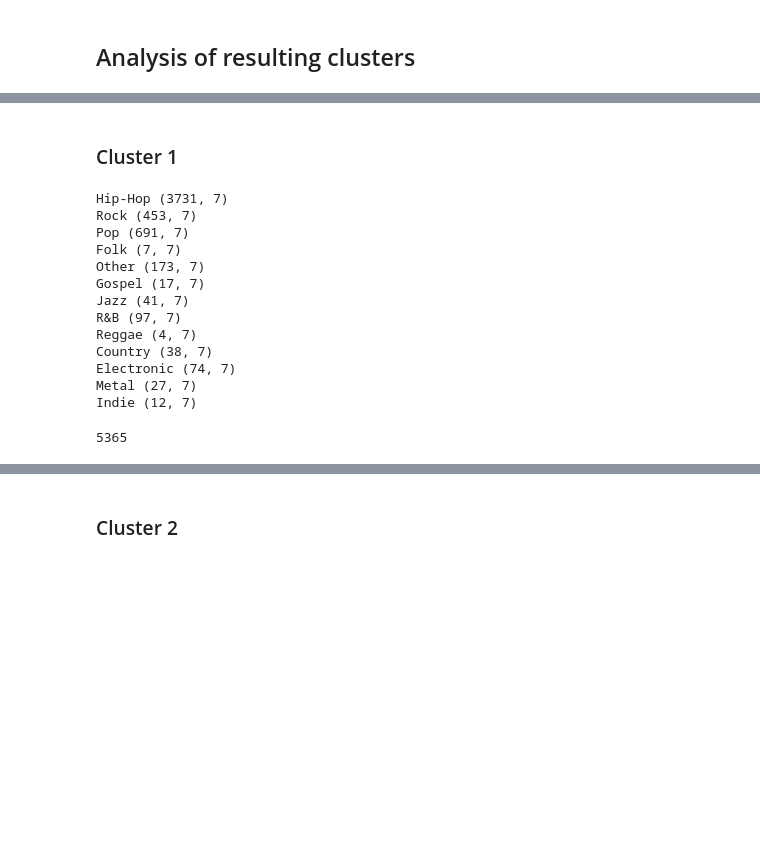
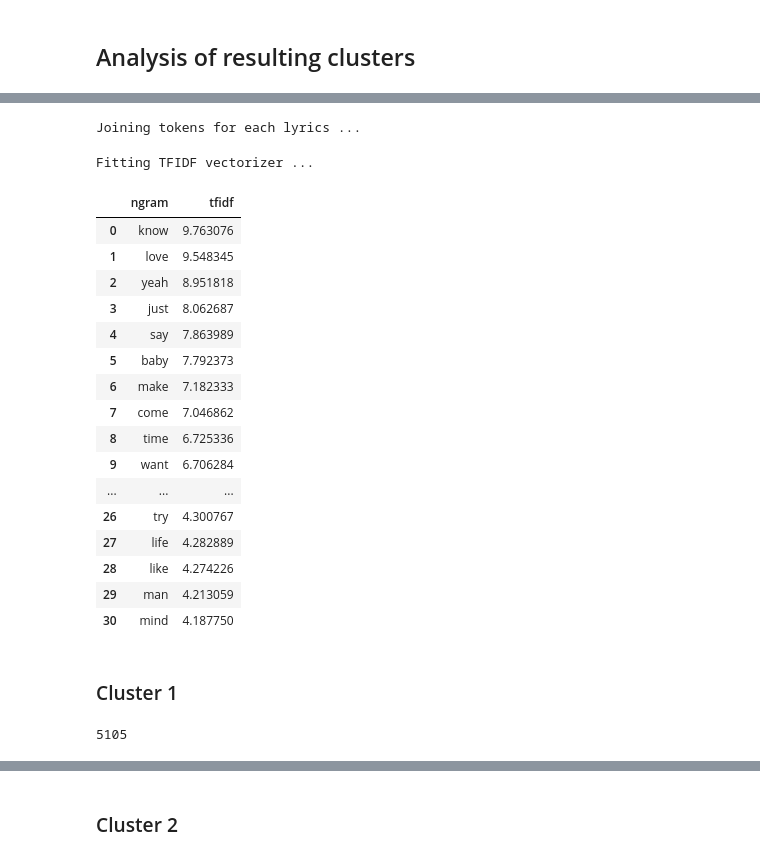
Before and after one commit to lucamasserano/lyrics_nlp, a Jupyter notebook: clustering.ipynb, the cells around one changed output, grey strips where cells are left out. Saved outputs shown, nothing was run; the diff lists cells and outputs as text; code cells hidden in the pictures; blank space fills up the shorter version.

```diff
--- a/clustering.ipynb
+++ b/clustering.ipynb
@@ -170,3 +160,19 @@ plot_vectors(tfidf_matrix_reduced, labels=lyrics_clustering.k_means_model.labels
 # %% [markdown]
 ## Analysis of resulting clusters
+# %%
+def year_to_period(year):
+    if int(year) < 1970:
+        return "<70s"
+    elif int(year) < 1980:
+        return "70s-80s"
+    elif int(year) < 1990:
+        return "80s-90s"
+    elif int(year) < 2000:
+        return "90s-2000"
+    elif int(year) < 2010:
+        return "2000-2010"
+    else:
+        return ">=2010"
+
+lyrics_cleaned.loc[:, "period"] = lyrics_cleaned.year.apply(lambda year: year_to_period(year))
 # %% [markdown]
@@ -192,27 +210,36 @@ R&B (1279, 7)
+# %%
+cluster_corpus = np.array(lyrics_clustering.preprocessed_corpus)[
+                lyrics_cleaned.loc[cluster_labels == 4, :].index
+                ].tolist()
+tfidf_cluster = lyrics_clustering.tfidf_model.fit_transform(preprocessed_corpus=cluster_corpus,
+                                                             save_attributes=False, ngram_range=(1,3), topn=30)
+tfidf_cluster
+# %% [output]
+Joining tokens for each lyrics ...
+Fitting TFIDF vectorizer ...
+|  | ngram | tfidf |
+| 0 | know | 9.763076 |
+| 1 | love | 9.548345 |
+| 2 | yeah | 8.951818 |
+| 3 | just | 8.062687 |
+| 4 | say | 7.863989 |
+| 5 | baby | 7.792373 |
+| 6 | make | 7.182333 |
+| 7 | come | 7.046862 |
+| 8 | time | 6.725336 |
+| 9 | want | 6.706284 |
+| ... | ... | ... |
+| 26 | try | 4.300767 |
+| 27 | life | 4.282889 |
+| 28 | like | 4.274226 |
+| 29 | man | 4.213059 |
+| 30 | mind | 4.187750 |
 # %% [markdown]
 ### Cluster 1
-# %%
-label_df = lyrics_df.loc[lyrics_clustering.k_means_model.labels_ == 1, :]
-for genre in label_df.genre.unique():
-    print(genre, label_df.loc[label_df.genre == genre, :].shape)
-# %% [output]
-Hip-Hop (3731, 7)
-Rock (453, 7)
-Pop (691, 7)
-Folk (7, 7)
-Other (173, 7)
-Gospel (17, 7)
-Jazz (41, 7)
-R&B (97, 7)
-Reggae (4, 7)
-Country (38, 7)
-Electronic (74, 7)
-Metal (27, 7)
-Indie (12, 7)
 # %%
-cluster_1_corpus = np.array(lyrics_clustering.preprocessed_corpus)[
-                lyrics_df.loc[lyrics_clustering.k_means_model.labels_ == 1, :].index
+cluster1_corpus = np.array(lyrics_clustering.preprocessed_corpus)[
+                lyrics_cleaned.loc[cluster_labels == 1, :].index
                 ].tolist()
-len(cluster_1_corpus)
+len(cluster1_corpus)
 # %% [output]
-5365
+5105
```
Also changed, not shown: parts of 30 cells of this notebook, 5 other files.
